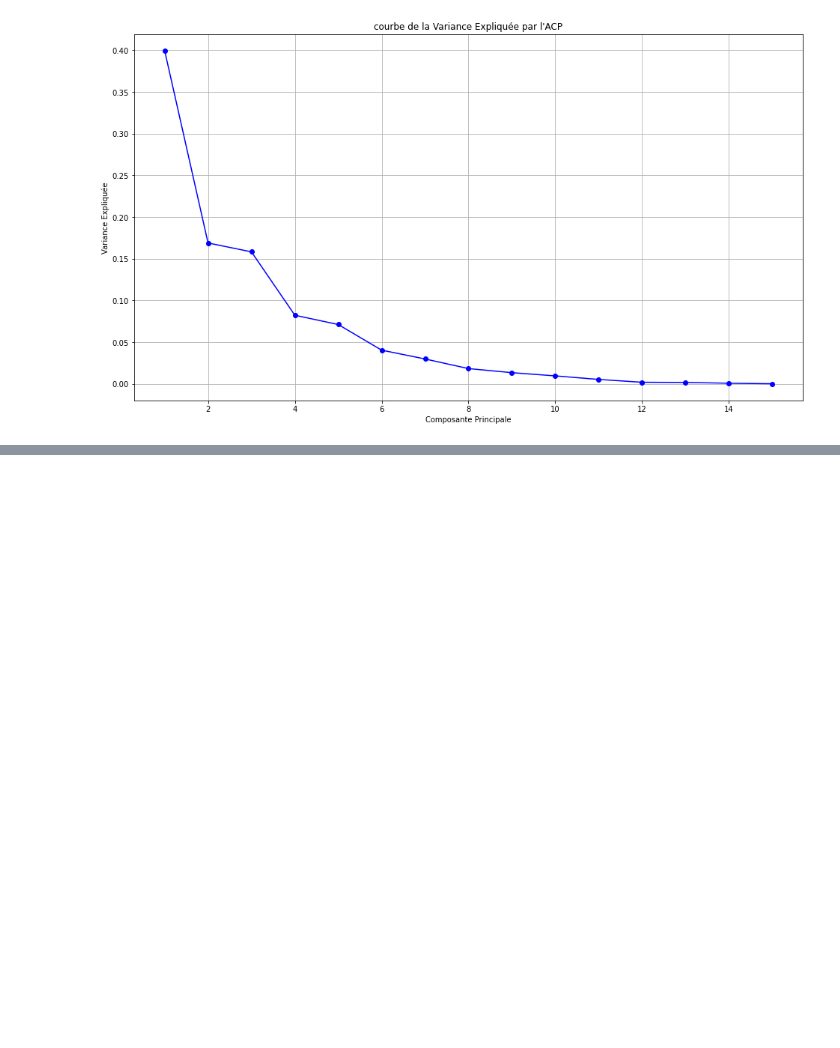
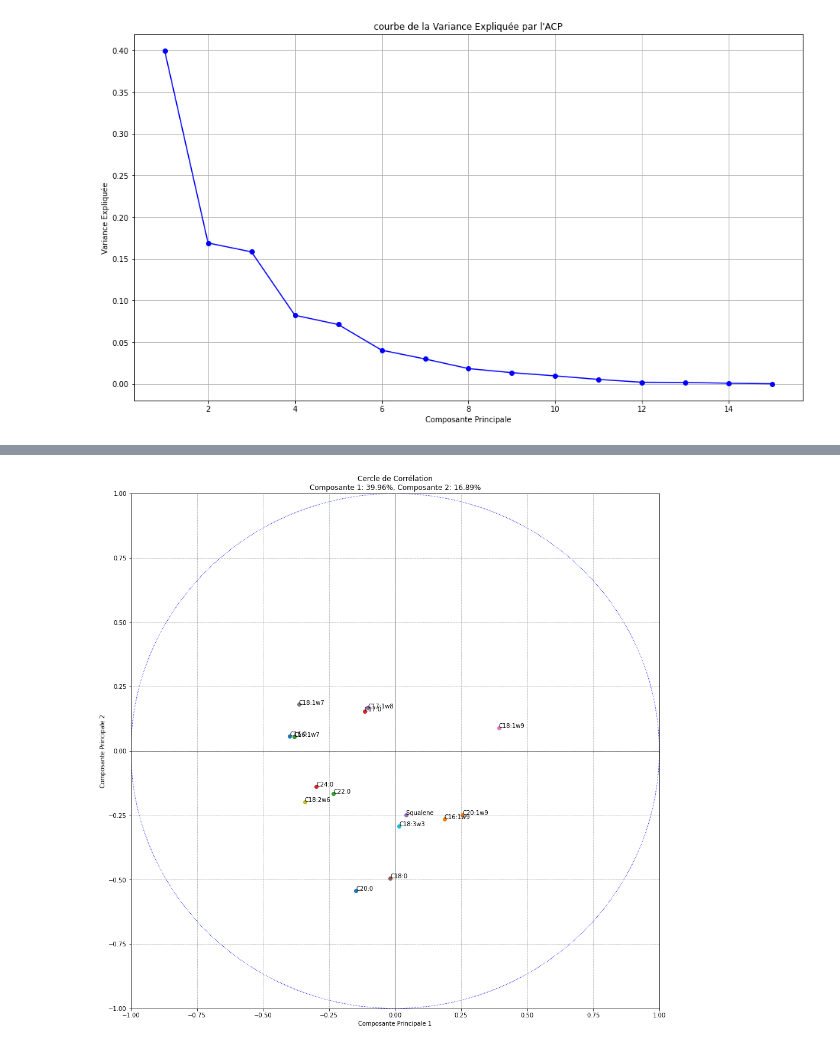
Before and after one commit to BigDwelcome/Chemoocs, a Jupyter notebook: Grain 3/Grain 3.ipynb, the cells around one changed output, grey strips where cells are left out. Saved outputs shown, nothing was run; the diff lists cells and outputs as text; code cells hidden in the pictures; blank space fills up the shorter version.

```diff
--- a/Grain 3/Grain 3.ipynb
+++ b/Grain 3/Grain 3.ipynb
@@ -108,7 +108,8 @@ Text(0.5, 1.0, "boite à moustaches de l'analysees biochimiques après normalisa
 # %%
 pca = PCA( )
 X = analyses_bioch_standard.values
-pca.fit(X)
+pca = pca.fit(X)
 explained_variance = pca.explained_variance_ratio_ ## variance expliqué par l'ACP
-explained_variance
+score = pca.transform(X)
+score
 # %% [output]
@@ -140,0 +257,6 @@ plt.show()
+# %%
+noms_variables = list( analyses_bioch_standard.columns)
+noms_variables
+plot_correlation_circle(pca=pca , plan_indices=(0,1), labels = noms_variables,var_explained=explained_variance)
+# %% [output]
+[figure, added]
```
Also changed, not shown: parts of 8 cells of this notebook, 1 other file.
